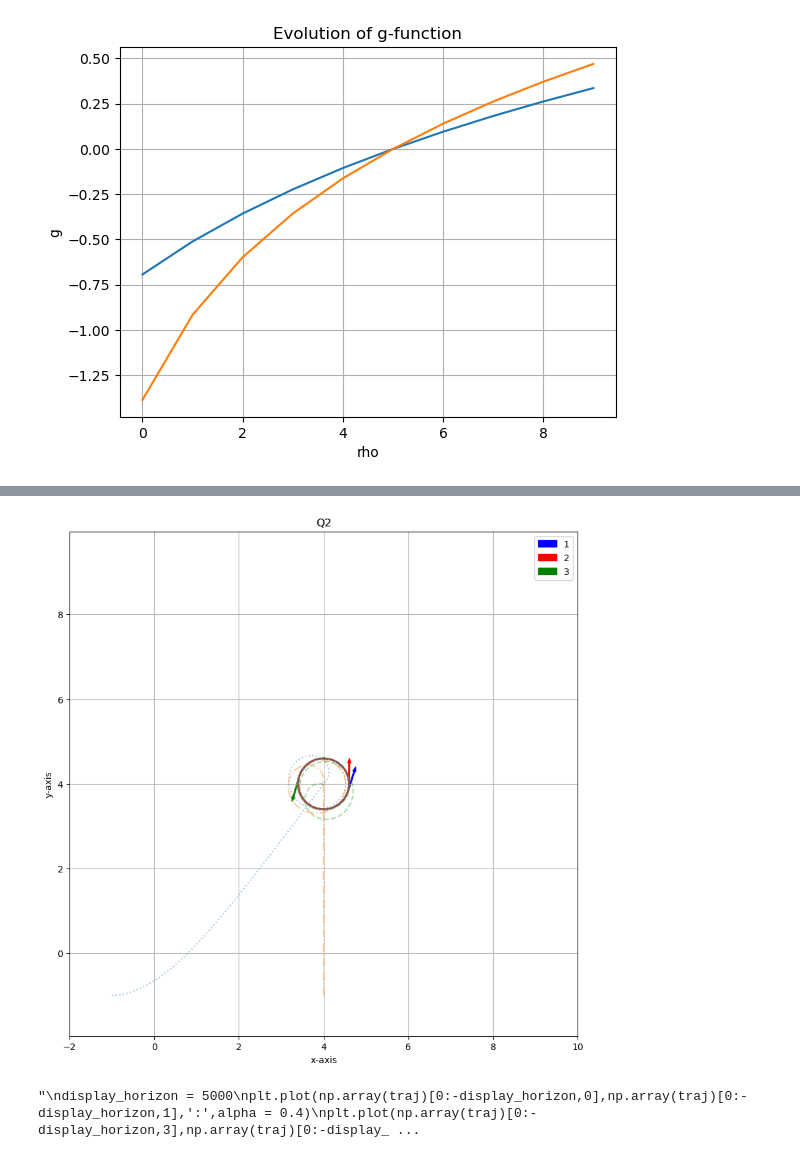
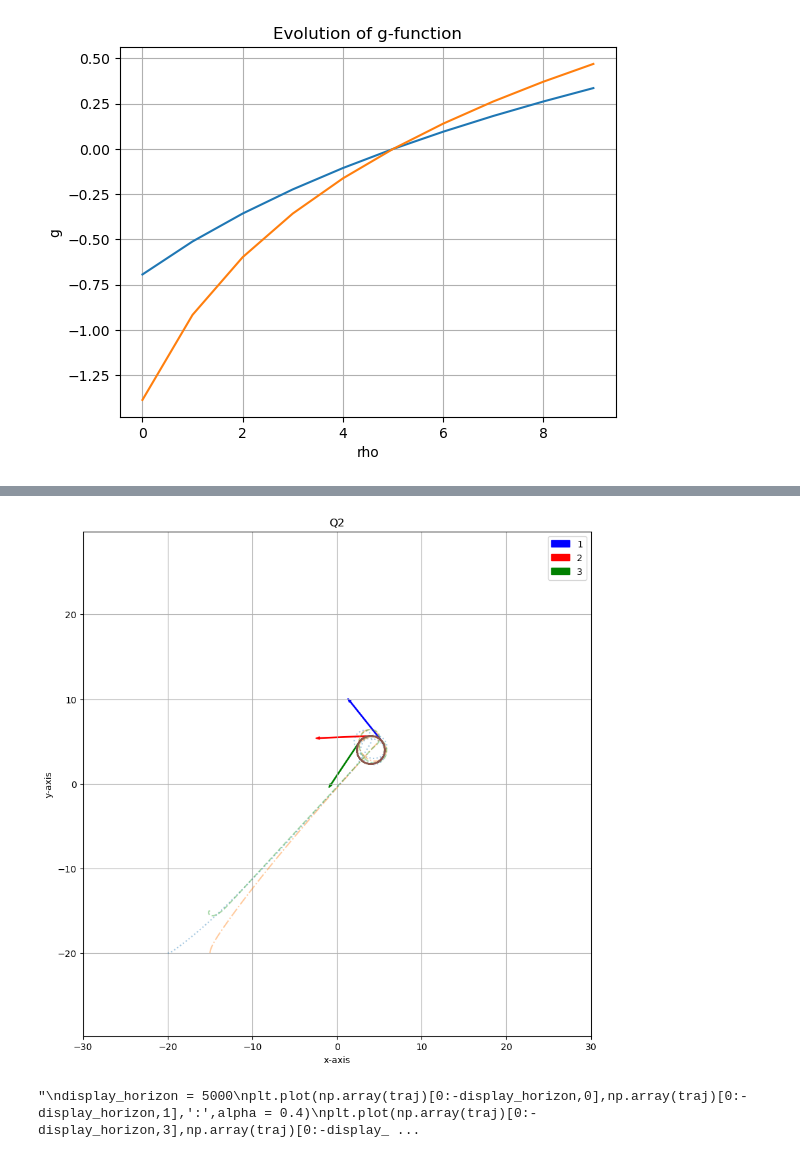
Before and after one commit to kiredoo/crazyflie-basics, a Jupyter notebook: isaac_ws/cyclic.ipynb, the cells around one changed output, grey strips where cells are left out. Drawn from its saved outputs; the diff is of its cells as text; code cells hidden in the pictures.

```diff
--- a/isaac_ws/cyclic.ipynb
+++ b/isaac_ws/cyclic.ipynb
@@ -139,0 +200,18 @@ $$
+# %%
+#geometric constraint checker
+def geo_constraint1(n,do,rho_e,av,dl):
+    angle = min(av,np.arcsin(dl/(2*rho_e)))
+    if (n-1)*np.arcsin(do/(2*rho_e)) + angle < np.pi:
+        print('geo_constraint 1 is met!')
+    else:
+        print('geo_constraint 1 is not met!')
+
+def geo_constraint2(do,rho_e,av,dl):
+    angle = min(av,np.arcsin(dl/(2*rho_e)))
+    if 2*np.arcsin(do/(2*rho_e)) > angle:
+        print(f'geo_constraint 2 met, {2*np.arcsin(do/(2*rho_e))} > {angle}')
+    else:
+        print(f'geo_constraint 2 not met, {2*np.arcsin(do/(2*rho_e))} !> {angle}')
+
+geo_constraint1(n,d_0,rho_e,av,dl)
+geo_constraint2(d_0,rho_e,av,dl)
@@ -454,6 +632,46 @@ plt.figure(figsize=(10,10))
 # plt.plot(np.array(traj)[:,6],np.array(traj)[:,7])
 # plt.axis('equal')
 # plt.show()
+
+#5 agents
+'''
+display_horizon = 5000
+plt.plot(np.array(traj)[0:-display_horizon,0],np.array(traj)[0:-display_horizon,1],':',alpha = 0.4)
+plt.plot(np.array(traj)[0:-display_horizon,3],np.array(traj)[0:-display_horizon,4],'-.',alpha = 0.4)
+plt.plot(np.array(traj)[0:-display_horizon:,6],np.array(traj)[0:-display_horizon,7],'--',alpha = 0.4)
+plt.plot(np.array(traj)[0:-display_horizon,9],np.array(traj)[0:-display_horizon,10],alpha = 0.4)
+plt.plot(np.array(traj)[0:-display_horizon,12],np.array(traj)[0:-display_horizon,13],alpha = 0.4)
+
+
+plt.plot(np.array(traj)[-display_horizon:-1,0],np.array(traj)[-display_horizon:-1,1],':',alpha = 1)
+plt.plot(np.array(traj)[-display_horizon:-1,3],np.array(traj)[-display_horizon:-1,4],'-.',alpha = 1)
+plt.plot(np.array(traj)[-display_horizon:-1,6],np.array(traj)[-display_horizon:-1,7],'--',alpha = 1)
+plt.plot(np.array(traj)[-display_horizon:-1,9],np.array(traj)[-display_horizon:-1,10],alpha = 1)
+plt.plot(np.array(traj)[-display_horizon:-1,12],np.array(traj)[-display_horizon:-1,13],alpha = 1)
+plt.axis('equal')
+plt.title('Q2')
+plt.xlabel('x-axis')
+plt.ylabel('y-axis')
+
+arrow_size = 10
+plt.arrow(np.array(traj)[-1,0],np.array(traj)[-1,1],arrow_size*np.cos(np.array(traj)[-1,2]),arrow_size*np.sin(np.array(traj)[-1,2]),width=.2,label = '1',color = 'b')
+plt.arrow(np.array(traj)[-1,3],np.array(traj)[-1,4],arrow_size*np.cos(np.array(traj)[-1,5]),arrow_size*np.sin(np.array(traj)[-1,5]),width=.2,label = '2',color = 'r')
+plt.arrow(np.array(traj)[-1,6],np.array(traj)[-1,7],arrow_size*np.cos(np.array(traj)[-1,8]),arrow_size*np.sin(np.array(traj)[-1,8]),width=.2,label = '3',color = 'g')
+plt.arrow(np.array(traj)[-1,9],np.array(traj)[-1,10],arrow_size*np.cos(np.array(traj)[-1,11]),arrow_size*np.sin(np.array(traj)[-1,11]),width=.2,label = '4',color = 'y')
+plt.arrow(np.array(traj)[-1,12],np.array(traj)[-1,13],arrow_size*np.cos(np.array(traj)[-1,14]),arrow_size*np.sin(np.array(traj)[-1,14]),width=.2,label = '4',color = 'k')
+plt.legend()
+plt.grid()
+plt.axis([-30,30,-30,30])
+plt.show()
+
+print(f"final coordinate {traj[-1][:]}")
+a_coord = traj[-1][0:2] #blue
+b_coord = traj[-1][3:5] #red
+c_coord = traj[-1][6:8] #green
+d_coord = traj[-1][9:11] #yellow
+d = distance(c_coord,d_coord)
+print(f"actual do = {d}")
+'''
 
 #4 agents
 '''
@@ -472,14 +690,14 @@ plt.title('Q2')
 plt.xlabel('x-axis')
 plt.ylabel('y-axis')
 
-arrow_size = 0.5
-plt.arrow(np.array(traj)[-1,0],np.array(traj)[-1,1],arrow_size*np.cos(np.array(traj)[-1,2]),arrow_size*np.sin(np.array(traj)[-1,2]),width=.025,label = '1',color = 'b')
-plt.arrow(np.array(traj)[-1,3],np.array(traj)[-1,4],arrow_size*np.cos(np.array(traj)[-1,5]),arrow_size*np.sin(np.array(traj)[-1,5]),width=.025,label = '2',color = 'r')
-plt.arrow(np.array(traj)[-1,6],np.array(traj)[-1,7],arrow_size*np.cos(np.array(traj)[-1,8]),arrow_size*np.sin(np.array(traj)[-1,8]),width=.025,label = '3',color = 'g')
-plt.arrow(np.array(traj)[-1,9],np.array(traj)[-1,10],arrow_size*np.cos(np.array(traj)[-1,11]),arrow_size*np.sin(np.array(traj)[-1,11]),width=.025,label = '4',color = 'y')
+arrow_size = 10
+plt.arrow(np.array(traj)[-1,0],np.array(traj)[-1,1],arrow_size*np.cos(np.array(traj)[-1,2]),arrow_size*np.sin(np.array(traj)[-1,2]),width=.2,label = '1',color = 'b')
+plt.arrow(np.array(traj)[-1,3],np.array(traj)[-1,4],arrow_size*np.cos(np.array(traj)[-1,5]),arrow_size*np.sin(np.array(traj)[-1,5]),width=.2,label = '2',color = 'r')
+plt.arrow(np.array(traj)[-1,6],np.array(traj)[-1,7],arrow_size*np.cos(np.array(traj)[-1,8]),arrow_size*np.sin(np.array(traj)[-1,8]),width=.2,label = '3',color = 'g')
+plt.arrow(np.array(traj)[-1,9],np.array(traj)[-1,10],arrow_size*np.cos(np.array(traj)[-1,11]),arrow_size*np.sin(np.array(traj)[-1,11]),width=.2,label = '4',color = 'y')
 plt.legend()
 plt.grid()
-plt.axis([0,10,0,10])
+plt.axis([-30,30,-30,30])
 plt.show()
 
 print(f"final coordinate {traj[-1][:]}")
@@ -506,37 +724,37 @@ plt.title('Q2')
 plt.xlabel('x-axis')
 plt.ylabel('y-axis')
 
-arrow_size = 0.5
-plt.arrow(np.array(traj)[-1,0],np.array(traj)[-1,1],arrow_size*np.cos(np.array(traj)[-1,2]),arrow_size*np.sin(np.array(traj)[-1,2]),width=.025,label = '1',color = 'b')
-plt.arrow(np.array(traj)[-1,3],np.array(traj)[-1,4],arrow_size*np.cos(np.array(traj)[-1,5]),arrow_size*np.sin(np.array(traj)[-1,5]),width=.025,label = '2',color = 'r')
-plt.arrow(np.array(traj)[-1,6],np.array(traj)[-1,7],arrow_size*np.cos(np.array(traj)[-1,8]),arrow_size*np.sin(np.array(traj)[-1,8]),width=.025,label = '3',color = 'g')
+arrow_size = 6
+plt.arrow(np.array(traj)[-1,0],np.array(traj)[-1,1],arrow_size*np.cos(np.array(traj)[-1,2]),arrow_size*np.sin(np.array(traj)[-1,2]),width=.1,label = '1',color = 'b')
+plt.arrow(np.array(traj)[-1,3],np.array(traj)[-1,4],arrow_size*np.cos(np.array(traj)[-1,5]),arrow_size*np.sin(np.array(traj)[-1,5]),width=.1,label = '2',color = 'r')
+plt.arrow(np.array(traj)[-1,6],np.array(traj)[-1,7],arrow_size*np.cos(np.array(traj)[-1,8]),arrow_size*np.sin(np.array(traj)[-1,8]),width=.1,label = '3',color = 'g')
 plt.legend()
 plt.grid()
-plt.axis([-2,10,-2,10])
+plt.axis([-30,30,-30,30])
 plt.show()
 #"""
 
 #2 agents
 """
 display_horizon = 5000
 plt.plot(np.array(traj)[0:-display_horizon,0],np.array(traj)[0:-display_horizon,1],':',alpha = 0.4)
 plt.plot(np.array(traj)[0:-display_horizon,3],np.array(traj)[0:-display_horizon,4],'-.',alpha = 0.4)
 
 plt.plot(np.array(traj)[-display_horizon:-1,0],np.array(traj)[-display_horizon:-1,1],':',alpha = 1)
 plt.plot(np.array(traj)[-display_horizon:-1,3],np.array(traj)[-display_horizon:-1,4],'-.',alpha = 1)
 plt.axis('equal')
 plt.title('Q2')
 plt.xlabel('x-axis')
 plt.ylabel('y-axis')
 
 arrow_size = 0.5
 plt.arrow(np.array(traj)[-1,0],np.array(traj)[-1,1],arrow_size*np.cos(np.array(traj)[-1,2]),arrow_size*np.sin(np.array(traj)[-1,2]),width=.025,label = '1',color = 'b')
 plt.arrow(np.array(traj)[-1,3],np.array(traj)[-1,4],arrow_size*np.cos(np.array(traj)[-1,5]),arrow_size*np.sin(np.array(traj)[-1,5]),width=.025,label = '2',color = 'r')
 plt.legend()
 plt.grid()
 plt.axis([0,10,0,10])
 plt.show()
 """
 # %% [output]
-[figure, old version]
+[figure, new version]
 "\ndisplay_horizon = 5000\nplt.plot(np.array(traj)[0:-display_horizon,0],np.array(traj)[0:-display_horizon,1],':',alpha = 0.4)\nplt.plot(np.array(traj)[0:-display_horizon,3],np.array(traj)[0:-display_ ...
```
Also changed, not shown: parts of 17 cells of this notebook.
